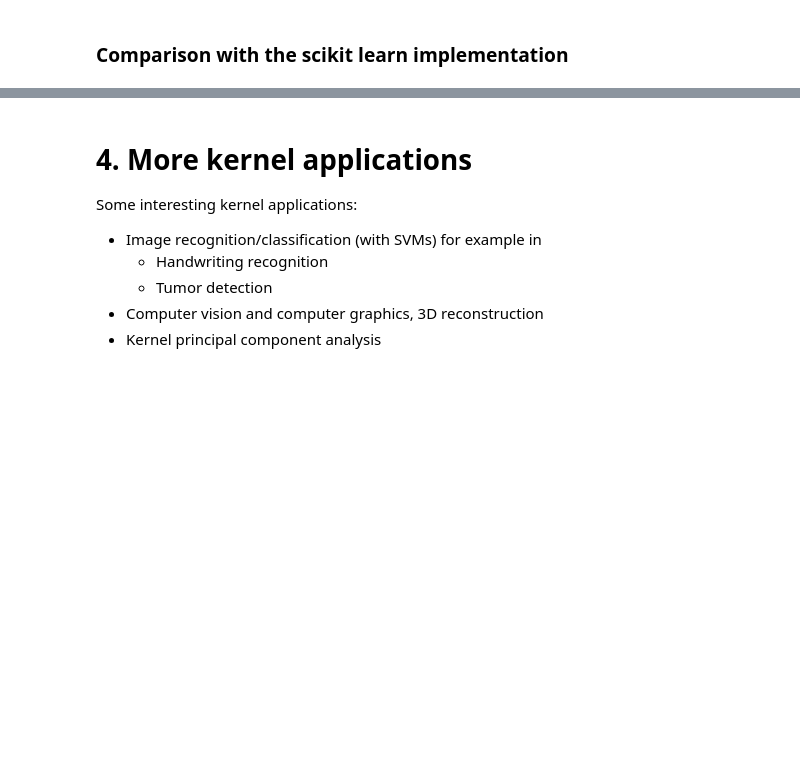
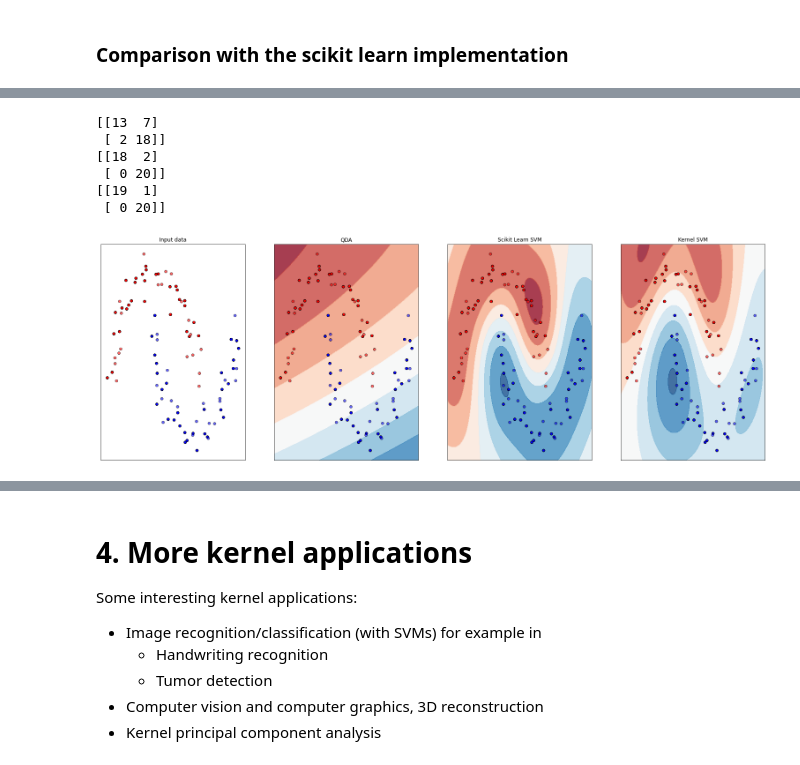
Before and after one commit to JoshuaSimon/Kernel-Learning, a Jupyter notebook: src/kernel_learning.ipynb, the cells around one changed output, grey strips where cells are left out. Cells and saved outputs as stored; diff of their text form; code cells hidden in the pictures; blank space fills up the shorter version.

Commit message:
Added model comparison and metrics.

```diff
--- a/src/kernel_learning.ipynb
+++ b/src/kernel_learning.ipynb
@@ -748,0 +819,17 @@ Kernel SVM: Number of support vectors: 29
+# %%
+names = ["QDA", "Scikit Learn SVM", "Kernel SVM"]
+classifiers = [
+    QuadraticDiscriminantAnalysis(),
+    svm.SVC(gamma=2, C=1),
+    KernelSVM(kernel="rbf", max_iteration=300)
+]
+# %%
+compare_models(X_moon, y_moon, names, classifiers)
+# %% [output]
+[[13  7]
+ [ 2 18]]
+[[18  2]
+ [ 0 20]]
+[[19  1]
+ [ 0 20]]
+[figure, added]
```
Also changed, not shown: parts of 9 cells of this notebook.
